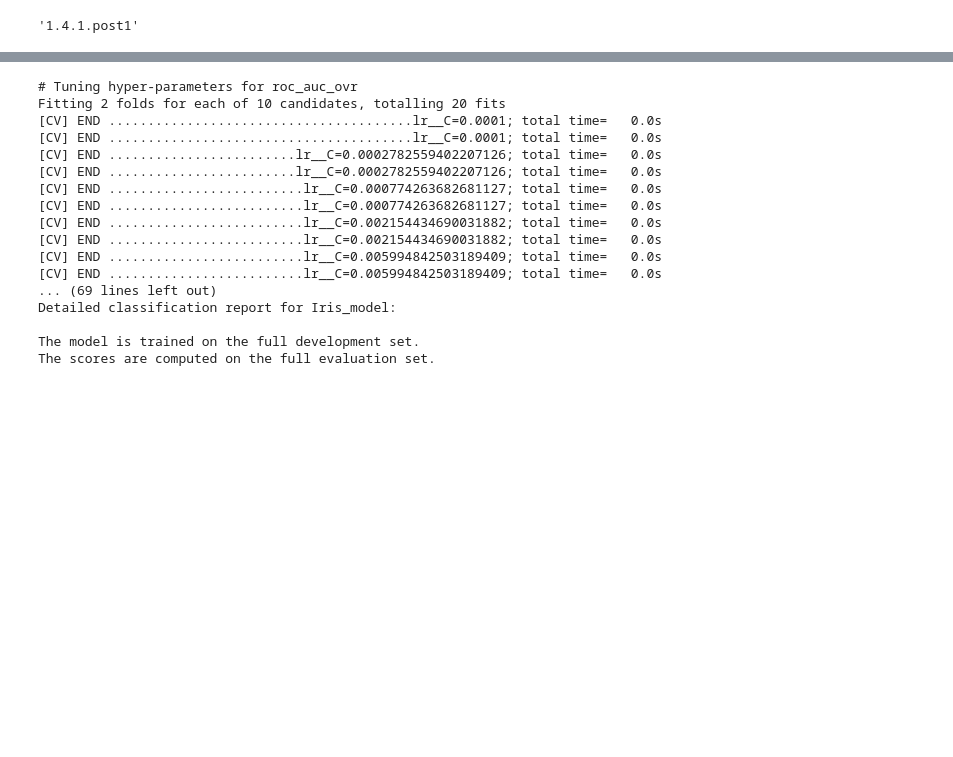
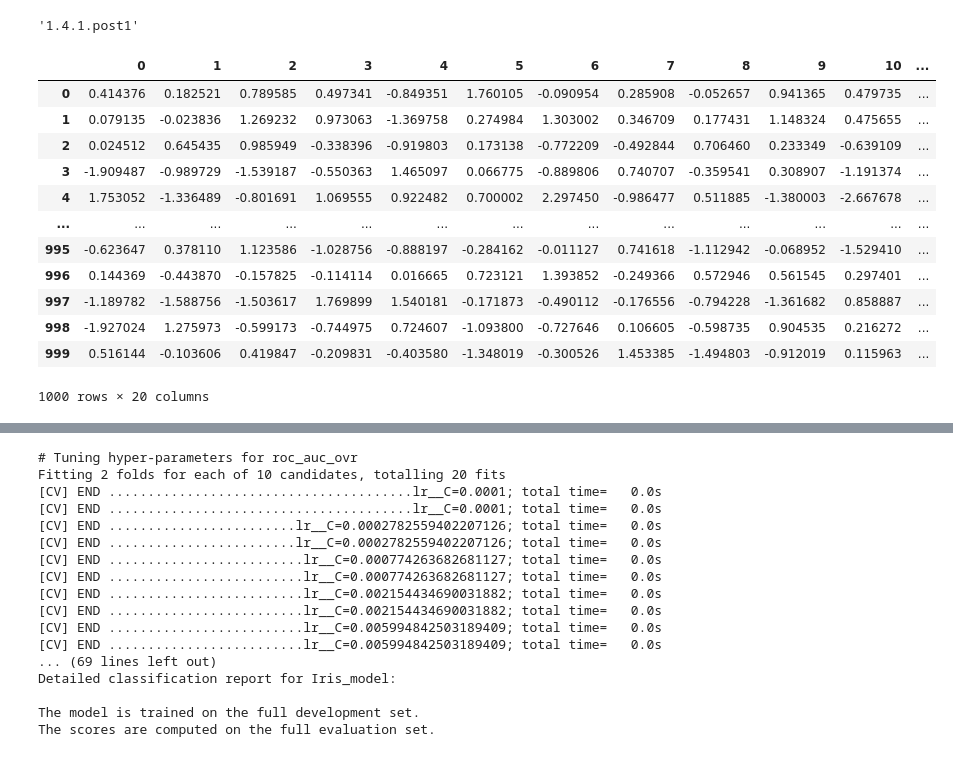
Before and after one commit to uclamii/model_tuner, a Jupyter notebook: test_case_leon.ipynb, the cells around one changed output, grey strips where cells are left out. Saved outputs shown, nothing was run; the diff lists cells and outputs as text; code cells hidden in the pictures; blank space fills up the shorter version.

```diff
--- a/test_case_leon.ipynb
+++ b/test_case_leon.ipynb
@@ -8,3 +11,34 @@ import sklearn
 sklearn.__version__
 # %% [output]
 '1.4.1.post1'
+# %%
+# Generate a synthetic dataset
+X, y = make_classification(n_samples=1000, n_features=20, n_informative=2, n_redundant=10, random_state=3)
+
+# Specify the fraction of missing values
+missing_rate = 0.1 # 10% of the data
+
+# Introduce missing values
+n_missing_samples = int(np.floor(X.shape[0] * X.shape[1] * missing_rate))
+missing_features = np.random.randint(0, X.shape[1], n_missing_samples)
+missing_samples = np.random.randint(0, X.shape[0], n_missing_samples)
+
+X[missing_samples, missing_features] = np.nan
+
+# Now X contains approximately 10% missing values randomly distributed across features
+# %%
+pd.DataFrame(X)
+# %% [output]
+|  | 0 | 1 | 2 | 3 | 4 | 5 | 6 | 7 | 8 | 9 | 10 | ... |
+| 0 | 0.414376 | 0.182521 | 0.789585 | 0.497341 | -0.849351 | 1.760105 | -0.090954 | 0.285908 | -0.052657 | 0.941365 | 0.479735 | ... |
+| 1 | 0.079135 | -0.023836 | 1.269232 | 0.973063 | -1.369758 | 0.274984 | 1.303002 | 0.346709 | 0.177431 | 1.148324 | 0.475655 | ... |
+| 2 | 0.024512 | 0.645435 | 0.985949 | -0.338396 | -0.919803 | 0.173138 | -0.772209 | -0.492844 | 0.706460 | 0.233349 | -0.639109 | ... |
+| 3 | -1.909487 | -0.989729 | -1.539187 | -0.550363 | 1.465097 | 0.066775 | -0.889806 | 0.740707 | -0.359541 | 0.308907 | -1.191374 | ... |
+| 4 | 1.753052 | -1.336489 | -0.801691 | 1.069555 | 0.922482 | 0.700002 | 2.297450 | -0.986477 | 0.511885 | -1.380003 | -2.667678 | ... |
+| ... | ... | ... | ... | ... | ... | ... | ... | ... | ... | ... | ... | ... |
+| 995 | -0.623647 | 0.378110 | 1.123586 | -1.028756 | -0.888197 | -0.284162 | -0.011127 | 0.741618 | -1.112942 | -0.068952 | -1.529410 | ... |
+| 996 | 0.144369 | -0.443870 | -0.157825 | -0.114114 | 0.016665 | 0.723121 | 1.393852 | -0.249366 | 0.572946 | 0.561545 | 0.297401 | ... |
+| 997 | -1.189782 | -1.588756 | -1.503617 | 1.769899 | 1.540181 | -0.171873 | -0.490112 | -0.176556 | -0.794228 | -1.361682 | 0.858887 | ... |
+| 998 | -1.927024 | 1.275973 | -0.599173 | -0.744975 | 0.724607 | -1.093800 | -0.727646 | 0.106605 | -0.598735 | 0.904535 | 0.216272 | ... |
+| 999 | 0.516144 | -0.103606 | 0.419847 | -0.209831 | -0.403580 | -1.348019 | -0.300526 | 1.453385 | -1.494803 | -0.912019 | 0.115963 | ... |
+1000 rows × 20 columns
```
Also changed, not shown: parts of 5 cells of this notebook, 1 other file.
